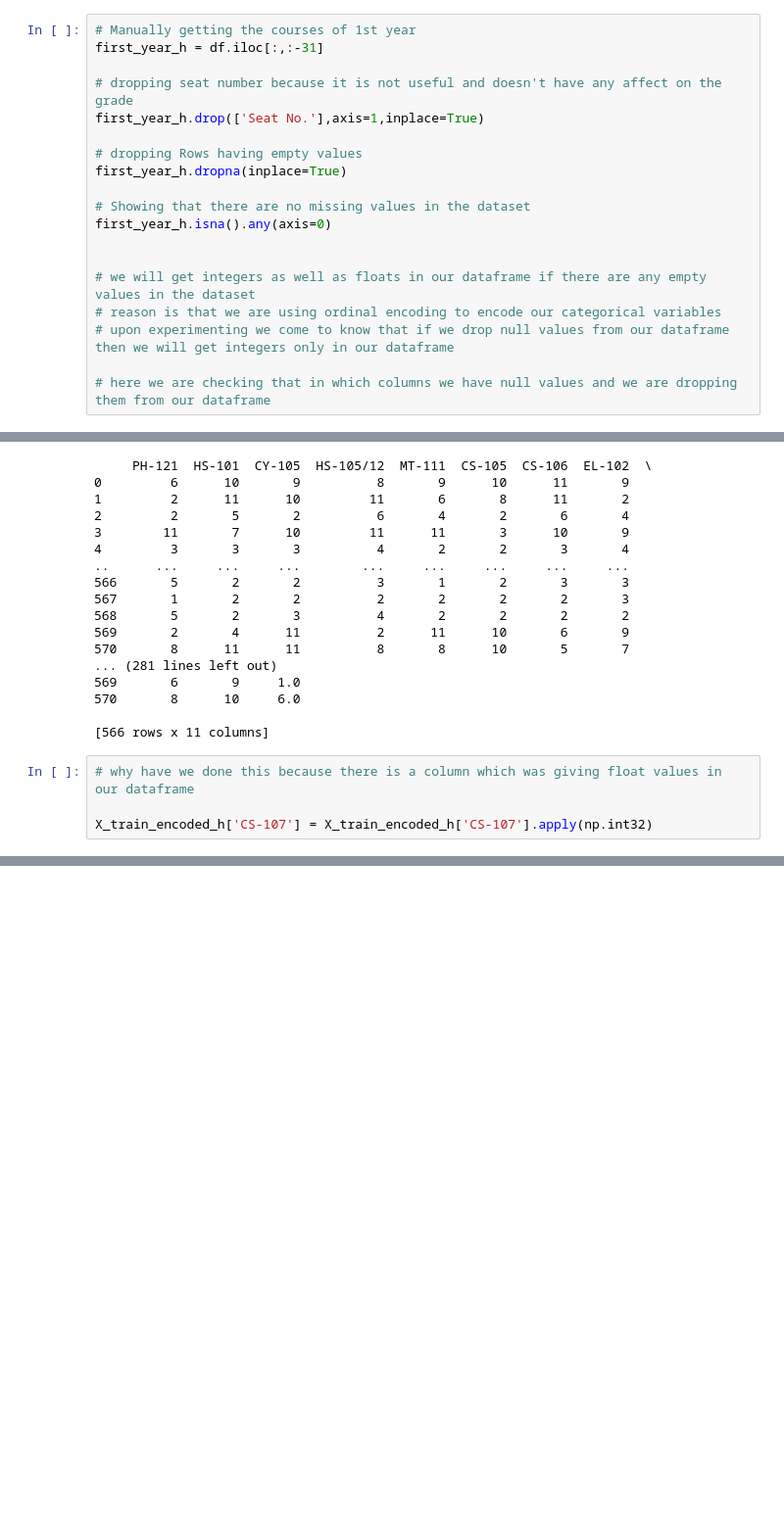
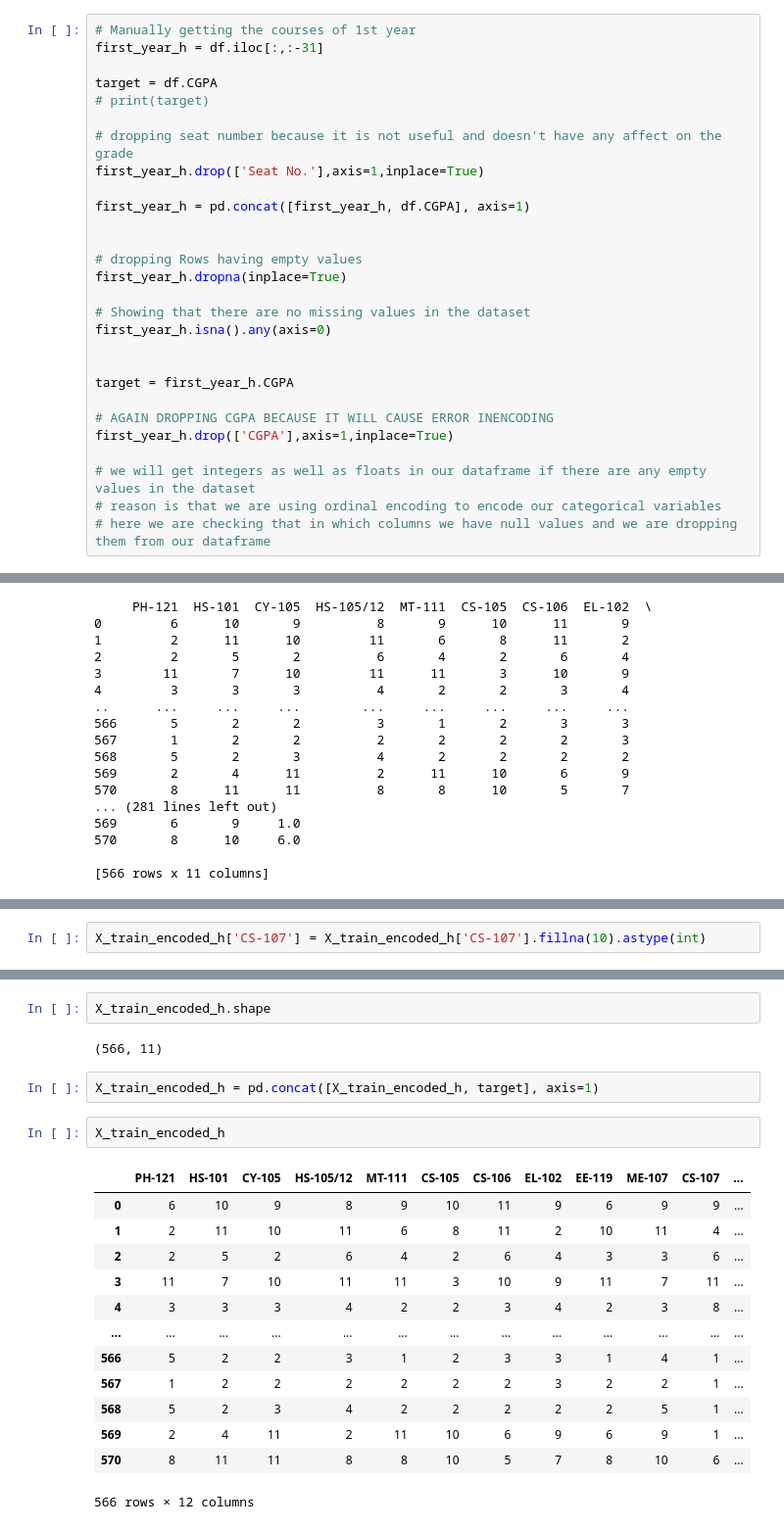
Before and after one commit to MuhammadZainAmmad/CEP_ML, a Jupyter notebook: Solution/CEP_ML.ipynb, the cells around one changed output, grey strips where cells are left out. Shown: that part at 98% size. Saved outputs shown, nothing was run; the diff lists cells and outputs as text; blank space fills up the shorter version.

Commit message:
Deleted Empty Rows from entire first year table , resolve float data type issue, Integrated CGPA column d

```diff
--- a/Solution/CEP_ML.ipynb
+++ b/Solution/CEP_ML.ipynb
@@ -112,8 +112,14 @@ Name: CS-105, dtype: int64
 # Manually getting the courses of 1st year
 first_year_h = df.iloc[:,:-31]
 
+target = df.CGPA
+# print(target)
+
 # dropping seat number because it is not useful and doesn't have any affect on the grade
 first_year_h.drop(['Seat No.'],axis=1,inplace=True)
+
+first_year_h = pd.concat([first_year_h, df.CGPA], axis=1)
+
 
 # dropping Rows having empty values
 first_year_h.dropna(inplace=True)
@@ -122,8 +128,11 @@ first_year_h.dropna(inplace=True)
 first_year_h.isna().any(axis=0)
 
 
+target = first_year_h.CGPA
+
+# AGAIN DROPPING CGPA BECAUSE IT WILL CAUSE ERROR INENCODING
+first_year_h.drop(['CGPA'],axis=1,inplace=True)
+
 # we will get integers as well as floats in our dataframe if there are any empty values in the dataset
 # reason is that we are using ordinal encoding to encode our categorical variables
-# upon experimenting we come to know that if we drop null values from our dataframe then we will get integers only in our dataframe
-
 # here we are checking that in which columns we have null values and we are dropping them from our dataframe
@@ -244,10 +235,6 @@ for i in first_year_h:
 570       8      10     6.0
 
 [566 rows x 11 columns]
-# %%
-# why have we done this because there is a column which was giving float values in our dataframe
-
-X_train_encoded_h['CS-107'] = X_train_encoded_h['CS-107'].apply(np.int32)
 # %%
 X_train_encoded_h
 # %% [output]
@@ -303 +290,3 @@ X_train_encoded_h
 566 rows × 11 columns
+# %%
+X_train_encoded_h['CS-107'] = X_train_encoded_h['CS-107'].fillna(10).astype(int)
@@ -303,0 +299,22 @@ X_train_encoded_h
+# %%
+X_train_encoded_h.shape
+# %% [output]
+(566, 11)
+# %%
+X_train_encoded_h = pd.concat([X_train_encoded_h, target], axis=1)
+# %%
+X_train_encoded_h
+# %% [output]
+|  | PH-121 | HS-101 | CY-105 | HS-105/12 | MT-111 | CS-105 | CS-106 | EL-102 | EE-119 | ME-107 | CS-107 | ... |
+| 0 | 6 | 10 | 9 | 8 | 9 | 10 | 11 | 9 | 6 | 9 | 9 | ... |
+| 1 | 2 | 11 | 10 | 11 | 6 | 8 | 11 | 2 | 10 | 11 | 4 | ... |
+| 2 | 2 | 5 | 2 | 6 | 4 | 2 | 6 | 4 | 3 | 3 | 6 | ... |
+| 3 | 11 | 7 | 10 | 11 | 11 | 3 | 10 | 9 | 11 | 7 | 11 | ... |
+| 4 | 3 | 3 | 3 | 4 | 2 | 2 | 3 | 4 | 2 | 3 | 8 | ... |
+| ... | ... | ... | ... | ... | ... | ... | ... | ... | ... | ... | ... | ... |
+| 566 | 5 | 2 | 2 | 3 | 1 | 2 | 3 | 3 | 1 | 4 | 1 | ... |
+| 567 | 1 | 2 | 2 | 2 | 2 | 2 | 2 | 3 | 2 | 2 | 1 | ... |
+| 568 | 5 | 2 | 3 | 4 | 2 | 2 | 2 | 2 | 2 | 5 | 1 | ... |
+| 569 | 2 | 4 | 11 | 2 | 11 | 10 | 6 | 9 | 6 | 9 | 1 | ... |
+| 570 | 8 | 11 | 11 | 8 | 8 | 10 | 5 | 7 | 8 | 10 | 6 | ... |
+566 rows × 12 columns
```
Also changed, not shown: parts of 10 cells of this notebook.
